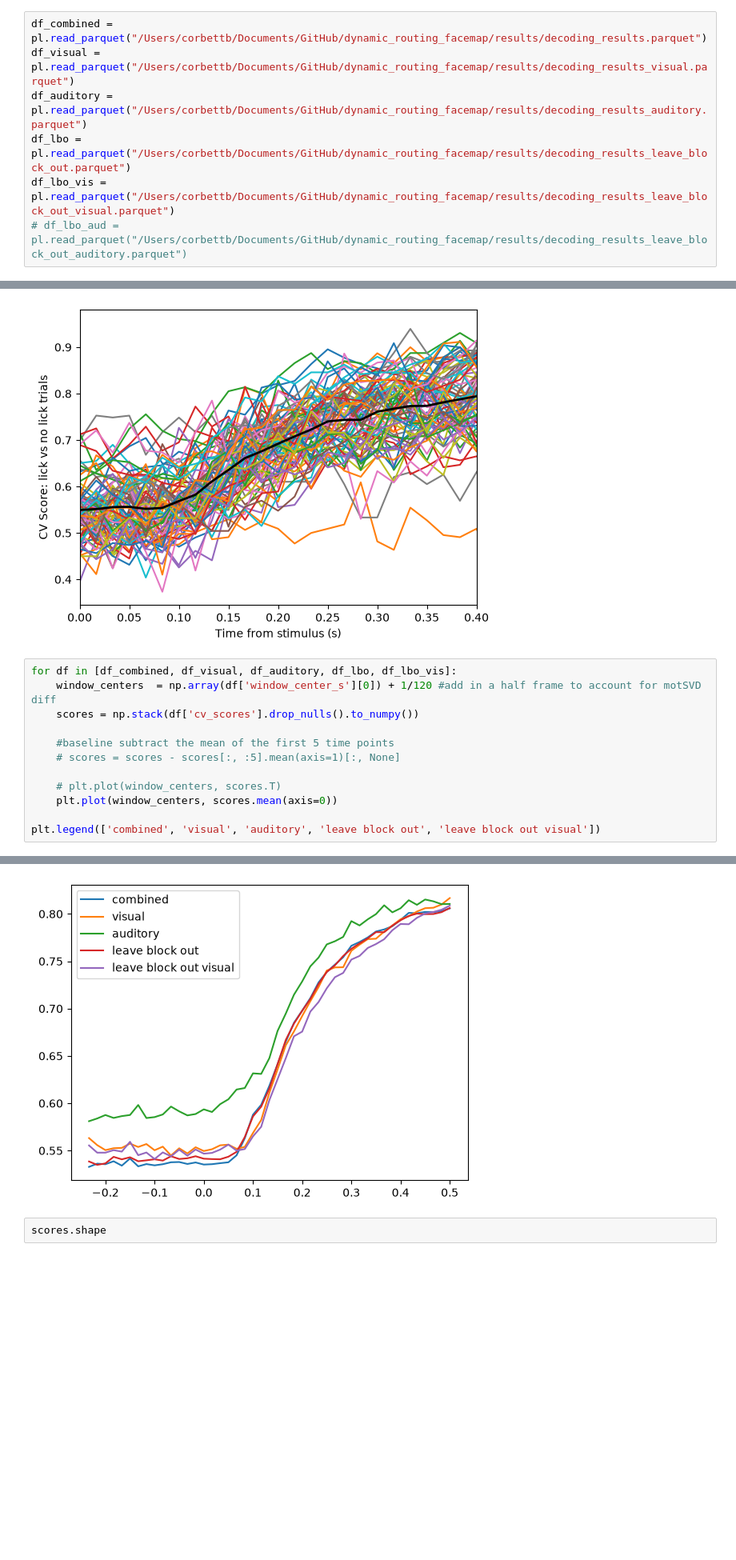
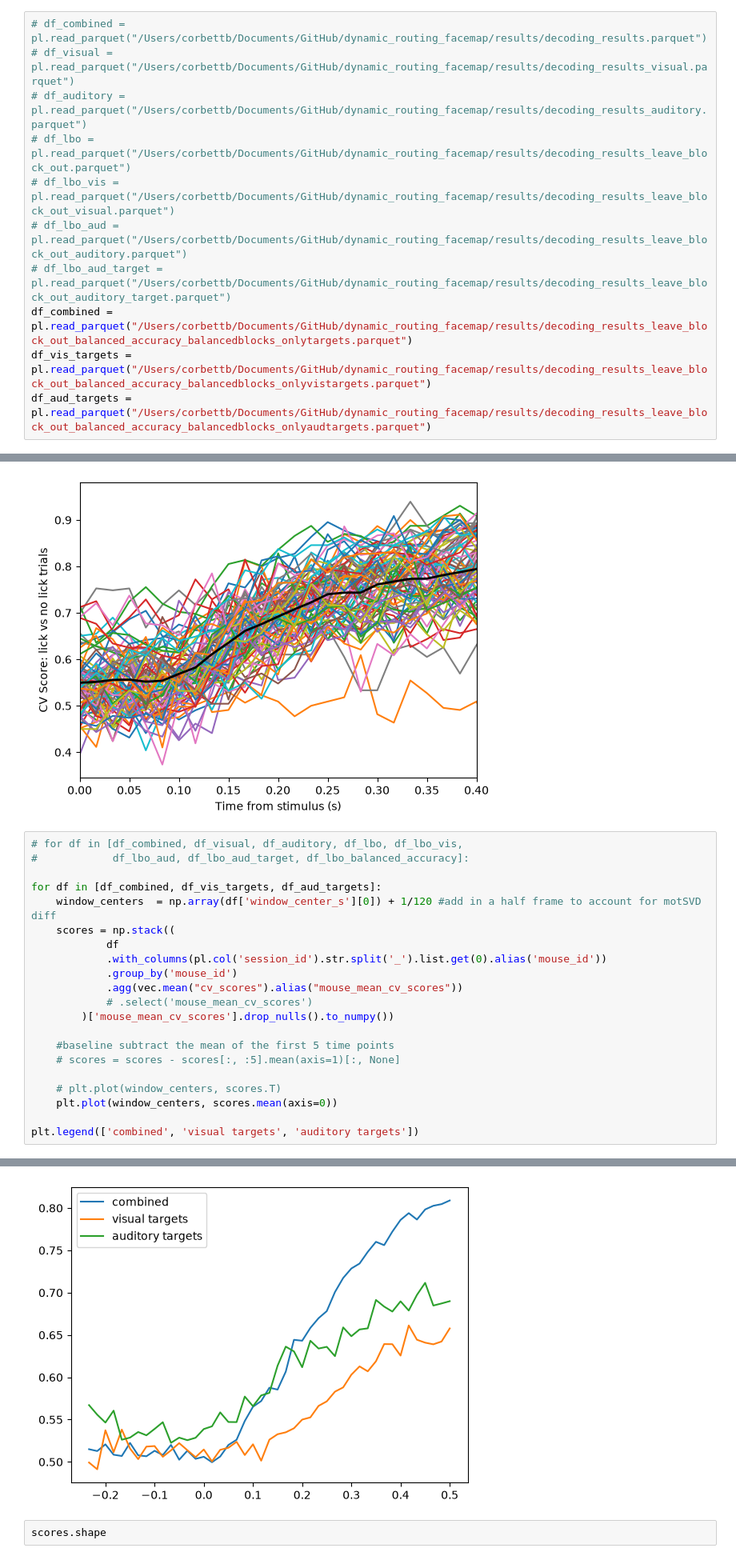
Before and after one commit to corbennett/dynamic_routing_facemap, a Jupyter notebook: analysis.ipynb, the cells around one changed output, grey strips where cells are left out. Shown at 80% size. Saved outputs shown, nothing was run; the diff lists cells and outputs as text; blank space fills up the shorter version.

```diff
--- a/analysis.ipynb
+++ b/analysis.ipynb
@@ -7,10 +8,14 @@ from matplotlib import pyplot as plt
 # %%
-df_combined = pl.read_parquet("/Users/corbettb/Documents/GitHub/dynamic_routing_facemap/results/decoding_results.parquet")
-df_visual = pl.read_parquet("/Users/corbettb/Documents/GitHub/dynamic_routing_facemap/results/decoding_results_visual.parquet")
-df_auditory = pl.read_parquet("/Users/corbettb/Documents/GitHub/dynamic_routing_facemap/results/decoding_results_auditory.parquet")
-df_lbo = pl.read_parquet("/Users/corbettb/Documents/GitHub/dynamic_routing_facemap/results/decoding_results_leave_block_out.parquet")
-df_lbo_vis = pl.read_parquet("/Users/corbettb/Documents/GitHub/dynamic_routing_facemap/results/decoding_results_leave_block_out_visual.parquet")
+# df_combined = pl.read_parquet("/Users/corbettb/Documents/GitHub/dynamic_routing_facemap/results/decoding_results.parquet")
+# df_visual = pl.read_parquet("/Users/corbettb/Documents/GitHub/dynamic_routing_facemap/results/decoding_results_visual.parquet")
+# df_auditory = pl.read_parquet("/Users/corbettb/Documents/GitHub/dynamic_routing_facemap/results/decoding_results_auditory.parquet")
+# df_lbo = pl.read_parquet("/Users/corbettb/Documents/GitHub/dynamic_routing_facemap/results/decoding_results_leave_block_out.parquet")
+# df_lbo_vis = pl.read_parquet("/Users/corbettb/Documents/GitHub/dynamic_routing_facemap/results/decoding_results_leave_block_out_visual.parquet")
 # df_lbo_aud = pl.read_parquet("/Users/corbettb/Documents/GitHub/dynamic_routing_facemap/results/decoding_results_leave_block_out_auditory.parquet")
+# df_lbo_aud_target = pl.read_parquet("/Users/corbettb/Documents/GitHub/dynamic_routing_facemap/results/decoding_results_leave_block_out_auditory_target.parquet")
+df_combined = pl.read_parquet("/Users/corbettb/Documents/GitHub/dynamic_routing_facemap/results/decoding_results_leave_block_out_balanced_accuracy_balancedblocks_onlytargets.parquet")
+df_vis_targets = pl.read_parquet("/Users/corbettb/Documents/GitHub/dynamic_routing_facemap/results/decoding_results_leave_block_out_balanced_accuracy_balancedblocks_onlyvistargets.parquet")
+df_aud_targets = pl.read_parquet("/Users/corbettb/Documents/GitHub/dynamic_routing_facemap/results/decoding_results_leave_block_out_balanced_accuracy_balancedblocks_onlyaudtargets.parquet")
 # %%
 window_centers  = np.array(df_combined['window_center_s'][0]) + 1/120 #add in a half frame to account for motSVD diff
 
@@ -42,20 +47,29 @@ plt.ylabel('CV Score: lick vs no lick trials')
 Text(0, 0.5, 'CV Score: lick vs no lick trials')
 [figure]
 # %%
-for df in [df_combined, df_visual, df_auditory, df_lbo, df_lbo_vis]:
+# for df in [df_combined, df_visual, df_auditory, df_lbo, df_lbo_vis,
+#            df_lbo_aud, df_lbo_aud_target, df_lbo_balanced_accuracy]:
+
+for df in [df_combined, df_vis_targets, df_aud_targets]:
     window_centers  = np.array(df['window_center_s'][0]) + 1/120 #add in a half frame to account for motSVD diff
-    scores = np.stack(df['cv_scores'].drop_nulls().to_numpy())
+    scores = np.stack((
+            df
+            .with_columns(pl.col('session_id').str.split('_').list.get(0).alias('mouse_id'))
+            .group_by('mouse_id')
+            .agg(vec.mean("cv_scores").alias("mouse_mean_cv_scores"))
+            # .select('mouse_mean_cv_scores')
+        )['mouse_mean_cv_scores'].drop_nulls().to_numpy())
 
     #baseline subtract the mean of the first 5 time points
     # scores = scores - scores[:, :5].mean(axis=1)[:, None]
 
     # plt.plot(window_centers, scores.T)
     plt.plot(window_centers, scores.mean(axis=0))
 
-plt.legend(['combined', 'visual', 'auditory', 'leave block out', 'leave block out visual'])
+plt.legend(['combined', 'visual targets', 'auditory targets'])
 # %% [output]
 <matplotlib.legend.Legend at 0x...>
-[figure, old version]
+[figure, new version]
 # %%
 scores.shape
 # %% [output]
```
Also changed, not shown: parts of 1 cell of this notebook, 8 other files.
